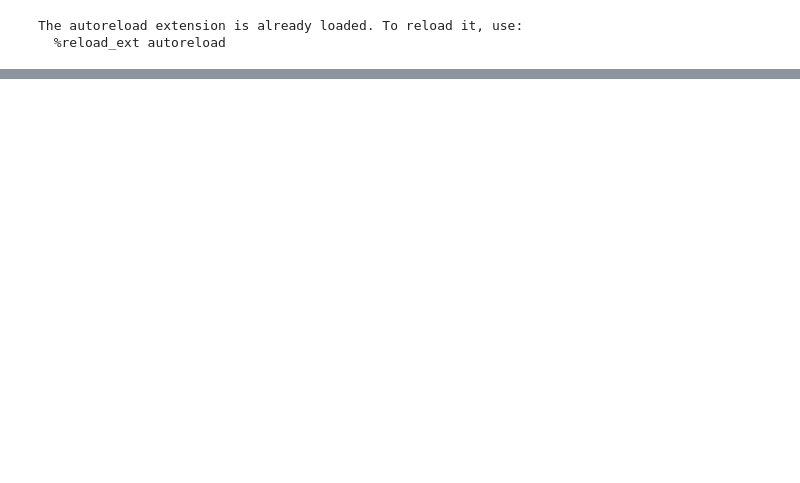
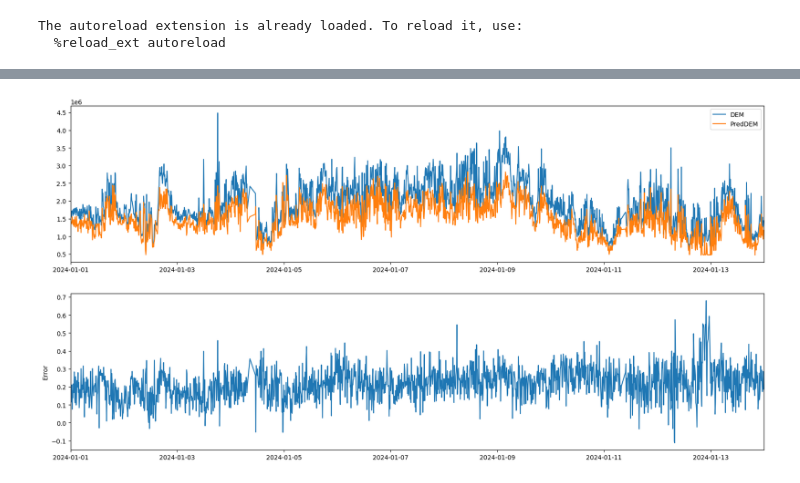
Before and after one commit to YacineBelHadj/damage_prediction_AE, a Jupyter notebook: src/model/autoencoder_wf.ipynb, the cells around one changed output, grey strips where cells are left out. Drawn from its saved outputs; the diff is of its cells as text; code cells hidden in the pictures; blank space fills up the shorter version.

Commit message:
model running

```diff
--- a/src/model/autoencoder_wf.ipynb
+++ b/src/model/autoencoder_wf.ipynb
@@ -55,7 +98,7 @@ from torch import optim
 class TrainingAutoEncoderConv(pl.LightningModule):
     def __init__(self, lr: float):
         super().__init__()
-        self.model = AutoEncoder()
+        self.model = AutoEncoder(hidden_dim=[264,64,32,16],activation_fn='swish')
         self.lr = lr
         self.loss = nn.L1Loss()
         self.save_hyperparameters(ignore=['model'])
@@ -275,15 +305,14 @@ RuntimeError: mat1 and mat2 shapes cannot be multiplied (32x8 and 16x8)
 # %%
 from src.model.transformation import ToTensor
 from src.model.prepared_queries import create_merge_scada
-columns = ["Welch","DEM"]
+columns = ["timestamp","turbine_name","Welch","DEM"]
 fleet_leaders = list(settings.norther.fleet_leader)
-transform_func = [nn.Sequential(FromBuffer(),CutPSD(frequency_axis, (0, 2)),LogTransform()),ToTensor()]
+transform_func = [nn.Identity(),nn.Identity(),nn.Sequential(FromBuffer(),CutPSD(frequency_axis, (0, 2)),LogTransform()),ToTensor()]
 assert len(columns) == len(transform_func)
-key_query  = f"""SELECT id FROM merged
-"""
+key_query  = f"""SELECT id FROM merged WHERE turbine_name in {tuple(fleet_leaders)} """
 
 
-data_loader_dem = dm.PSDDataModule(
+data_loader_dem_all = dm.PSDDataModule(
     db_path=db_path,
     view_query=create_merge_scada,
     view_table_name='merged',          # the view_table_name
@@ -291,6 +320,6 @@ data_loader_dem = dm.PSDDataModule(
     key_name='id',            # key_name required by the updated constructor
     columns=columns,
     transform_func=transform_func,
-    batch_size=32,
-    cached=True,
+    batch_size=5000,
+    cached=False,
 )
@@ -296,0 +328,16 @@ data_loader_dem = dm.PSDDataModule(
+# %%
+import pandas as pd
+dfs = []
+
+for b in data_loader_dem_all.all_dataloader():
+    timestamps, turbine_names, welch, dem = b
+    dem_pred = model_all(welch)
+    emb = model_all.encoder(welch)
+    df_temp = pd.DataFrame({
+        'timestamp': np.array(timestamps),
+        'turbine_name': np.array(turbine_names),
+        'dem': np.array(dem),
+        'dem_pred': dem_pred.squeeze().detach().numpy(),
+        'emb': [row for row in emb.detach().cpu().numpy()]
+    })
+    dfs.append(df_temp)
@@ -296,0 +360,15 @@ data_loader_dem = dm.PSDDataModule(
+# %%
+data = pd.concat(dfs).query("turbine_name == 'NRTC01' and '2024-01-01' <= timestamp <= '2024-01-14'")
+data['timestamp'] = pd.to_datetime(data['timestamp'])
+fig , ax = plt.subplots(2,1, figsize=(20,10))
+ax[0].plot(data['timestamp'], data['dem'], label='DEM')
+ax[0].plot(data['timestamp'], data['dem_pred'], label='PredDEM')
+ax[0].set_xlim(pd.to_datetime('2024-01-01'), pd.to_datetime('2024-01-14'))
+ax[0].legend()
+err  = (data['dem'] - data['dem_pred']) / data['dem']
+ax[1].plot(data['timestamp'], err, label='Error')
+ax[1].set_xlim(pd.to_datetime('2024-01-01'), pd.to_datetime('2024-01-14'))
+ax[1].set_ylabel('Error')
+plt.show()
+# %% [output]
+[figure, added]
```
Also changed, not shown: parts of 18 cells of this notebook, 2 other files.
